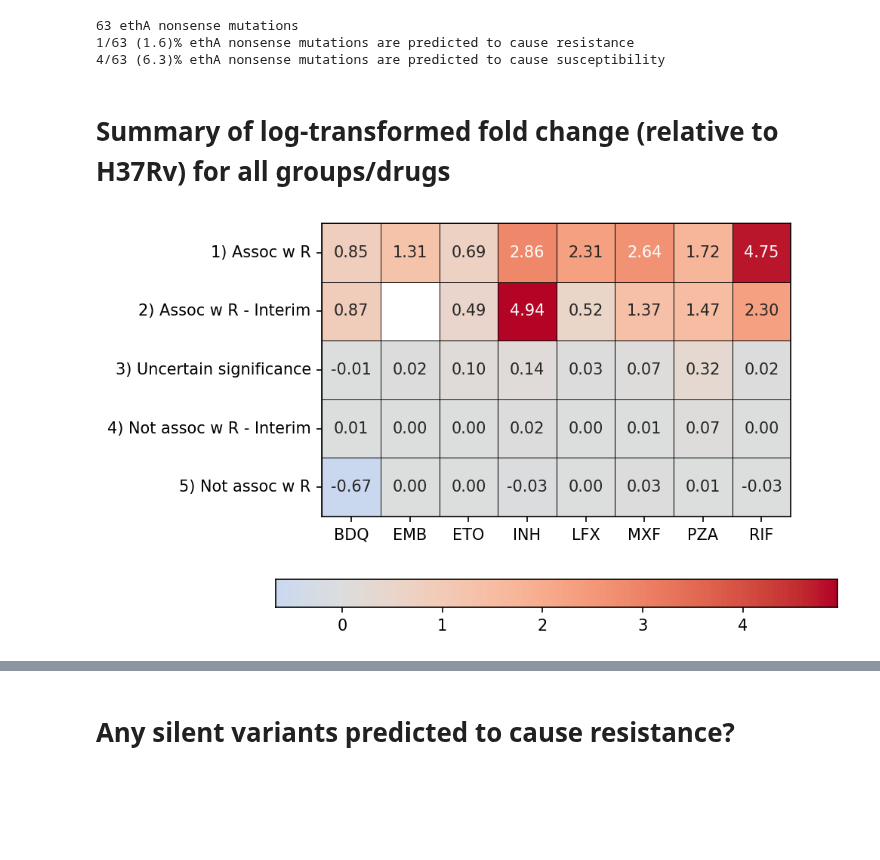
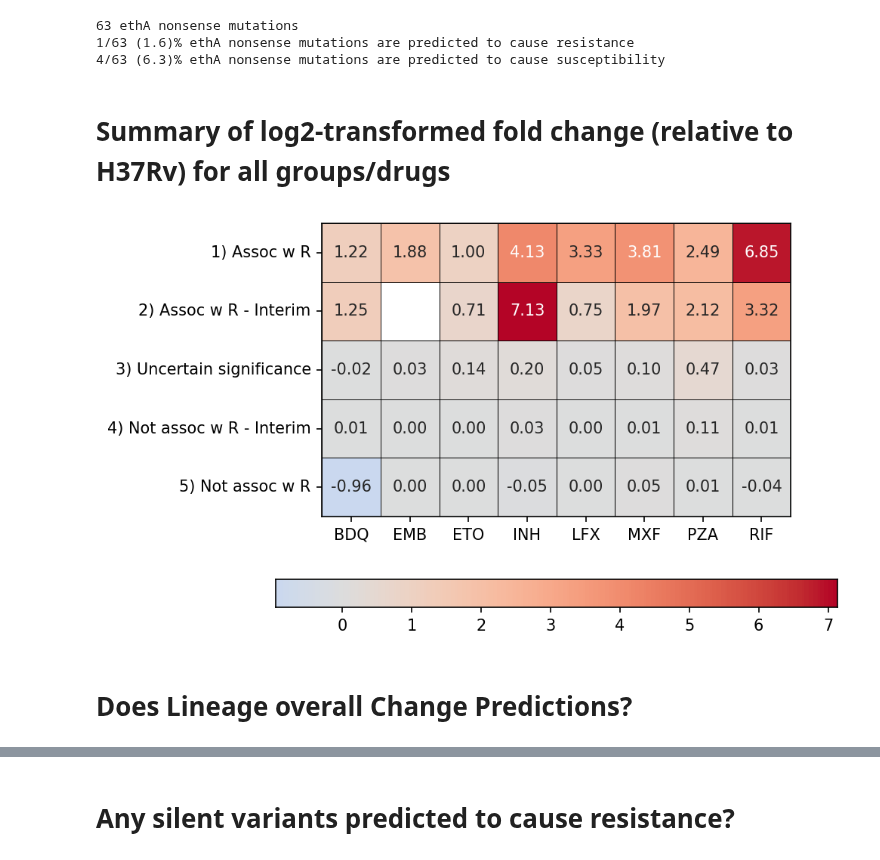
Before and after one commit to sanju99/MtbQuantCNN, a Jupyter notebook: analysis/insilico_analysis.ipynb, the cells around one changed output, grey strips where cells are left out. Saved outputs shown, nothing was run; the diff lists cells and outputs as text; code cells hidden in the pictures; blank space fills up the shorter version.

Commit message:
change fold change to log2

```diff
--- a/analysis/insilico_analysis.ipynb
+++ b/analysis/insilico_analysis.ipynb
@@ -156,7 +156,7 @@ def plot_ECDF(model_path, cc, log_base=2, V1=False, include_uncertain=True, save
     df['ref_pred'] = h37Rv_pred
     # df['diff_from_ref'] = np.abs(df['pred_MIC'] - df['ref_pred'])
     df['fold_change'] = df['pred_MIC'] / df['ref_pred']
-    df['log_fold_change'] = np.log(df['fold_change'])
+    df['log2_fold_change'] = np.log2(df['fold_change'])
 
     df = df.sort_values(['variant', 'fold_change'], ascending=[True, False]).drop_duplicates('variant', keep='first')
 
@@ -275,43 +275,45 @@ print(f"{len(ethA_nonsense_pred_S)}/{len(ethA_nonsense)} ({np.round(len(ethA_non
 1/63 (1.6)% ethA nonsense mutations are predicted to cause resistance
 4/63 (6.3)% ethA nonsense mutations are predicted to cause susceptibility
 # %% [markdown]
-# Summary of log-transformed fold change (relative to H37Rv) for all groups/drugs
+# Summary of log2-transformed fold change (relative to H37Rv) for all groups/drugs
 # %%
 summary_catalog_groups_MICs = []
 
 for drug in all_drugs_insilico_pred.drug.unique():
 
     df_single_drug = all_drugs_insilico_pred.query("drug==@drug & variant != 'MT_H37Rv'")
-    df_summary = pd.DataFrame(df_single_drug.groupby('confidence')['log_fold_change'].mean()).reset_index()
+    df_summary = pd.DataFrame(df_single_drug.groupby('confidence')['log2_fold_change'].mean()).reset_index()
     df_summary['Drug'] = drug_abbr_dict[drug]
     summary_catalog_groups_MICs.append(df_summary)
 
 summary_catalog_groups_MICs = pd.concat(summary_catalog_groups_MICs)
-summary_catalog_groups_MICs = summary_catalog_groups_MICs.pivot(index='confidence', columns='Drug', values='log_fold_change')
+summary_catalog_groups_MICs = summary_catalog_groups_MICs.pivot(index='confidence', columns='Drug', values='log2_fold_change')
 summary_catalog_groups_MICs.rename(columns={'ETH': 'ETO', 'LEV': 'LFX'}, inplace=True)
 
 max_val = np.max(np.abs(summary_catalog_groups_MICs.fillna(0).values))
 
 min_val = summary_catalog_groups_MICs.fillna(0).values.min()
 max_val = summary_catalog_groups_MICs.fillna(0).values.max()
 
 sns.heatmap(summary_catalog_groups_MICs,
             vmin=min_val,
             vmax=max_val,
             center=0,
             annot=True,
             fmt='.2f',
             linewidths=0.3,
             linecolor='black',
             cbar=True,
             cmap='coolwarm',
             square=True,
             cbar_kws={"orientation": "horizontal"}
            )
 
 plt.xlabel('')
 plt.ylabel('')
 sns.despine(top=False, right=False, left=False, bottom=False)
 plt.savefig("results/insilicio_mut_fold_change_summary.svg", bbox_inches='tight')
 # %% [output]
-[figure, old version]
+[figure, new version]
+# %% [markdown]
+# Does Lineage overall Change Predictions?
```
Also changed, not shown: parts of 48 cells of this notebook, 41 other files.
